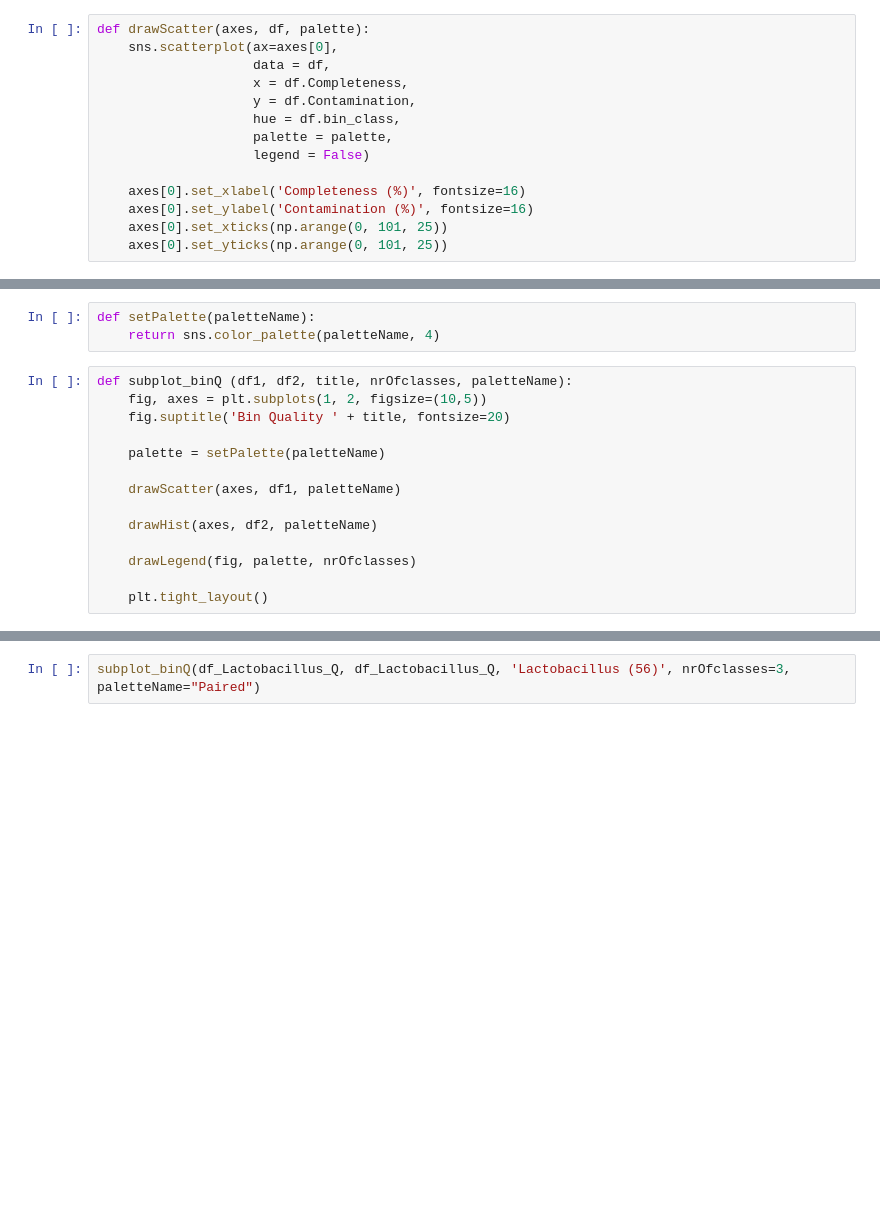
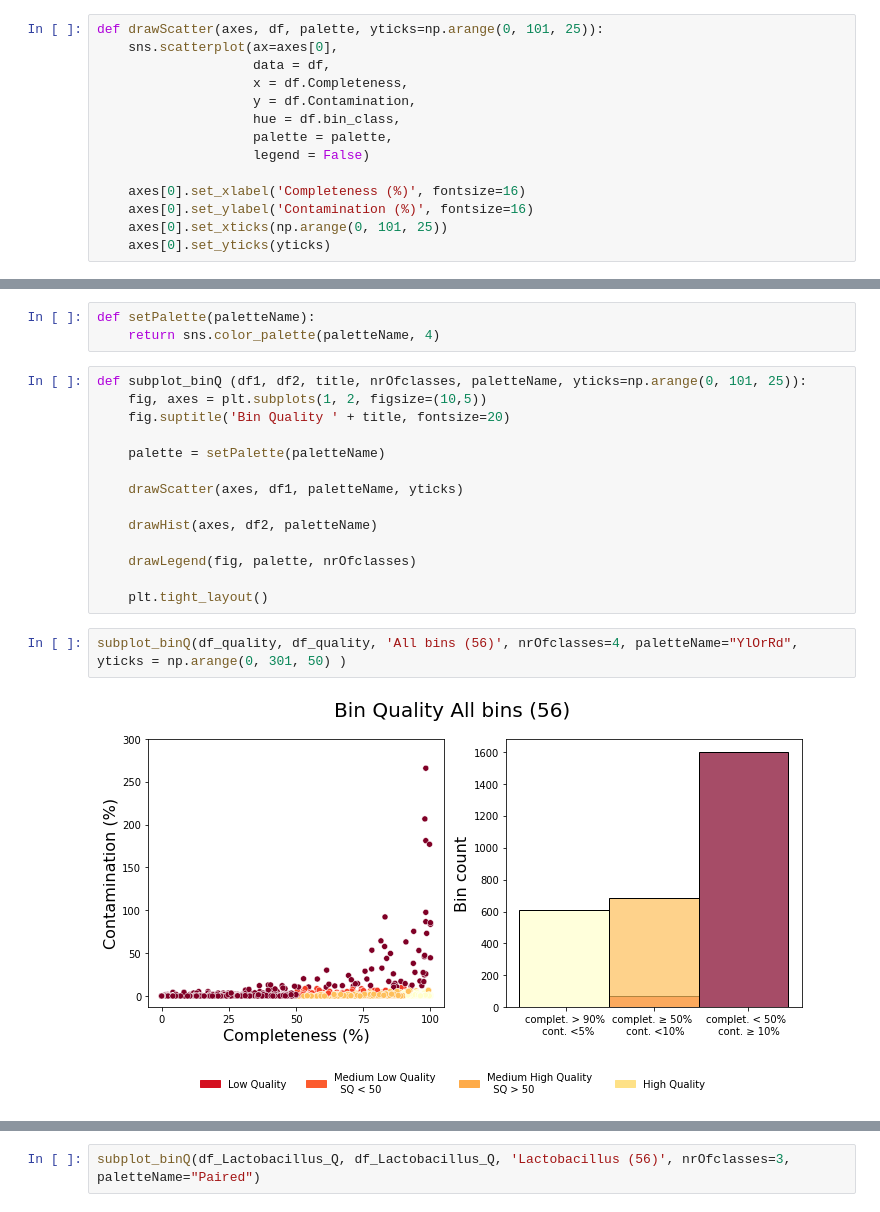
Before and after one commit to m3j/thesis_code, a Jupyter notebook: BinPlotWithQuality.ipynb, the cells around one changed output, grey strips where cells are left out. Cells and saved outputs as stored; diff of their text form; blank space fills up the shorter version.

```diff
--- a/SpeciesBinPlotWithQuality.ipynb
+++ b/BinPlotWithQuality.ipynb
@@ -99,7 +100,7 @@ df_Lactobacillus_Q.groupby('bin_class').count()
 | 3 | 16 | 16 | 15 | 16 | 16 | 16 | 16 | 16 | ... |
 3 rows × 27 columns
 # %%
-def drawScatter(axes, df, palette):
+def drawScatter(axes, df, palette, yticks=np.arange(0, 101, 25)):
     sns.scatterplot(ax=axes[0],
                     data = df,
                     x = df.Completeness,
@@ -111,7 +112,7 @@ def drawScatter(axes, df, palette):
     axes[0].set_xlabel('Completeness (%)', fontsize=16)
     axes[0].set_ylabel('Contamination (%)', fontsize=16)
     axes[0].set_xticks(np.arange(0, 101, 25))
-    axes[0].set_yticks(np.arange(0, 101, 25))
+    axes[0].set_yticks(yticks)
 # %%
 def drawHist(axes, df, palette):
     histplt = sns.histplot(ax = axes[1],
@@ -169,16 +170,20 @@ def drawLegend(fig, palette, nrOfclasses):
 def setPalette(paletteName):
     return sns.color_palette(paletteName, 4)
 # %%
-def subplot_binQ (df1, df2, title, nrOfclasses, paletteName):
+def subplot_binQ (df1, df2, title, nrOfclasses, paletteName, yticks=np.arange(0, 101, 25)):
     fig, axes = plt.subplots(1, 2, figsize=(10,5))
     fig.suptitle('Bin Quality ' + title, fontsize=20)
 
     palette = setPalette(paletteName)
 
-    drawScatter(axes, df1, paletteName)
+    drawScatter(axes, df1, paletteName, yticks)
 
     drawHist(axes, df2, paletteName)
 
     drawLegend(fig, palette, nrOfclasses)
 
     plt.tight_layout()
+# %%
+subplot_binQ(df_quality, df_quality, 'All bins (56)', nrOfclasses=4, paletteName="YlOrRd", yticks = np.arange(0, 301, 50) )
+# %% [output]
+[figure, added]
```
Also changed, not shown: parts of 3 cells of this notebook, 7 other files.
